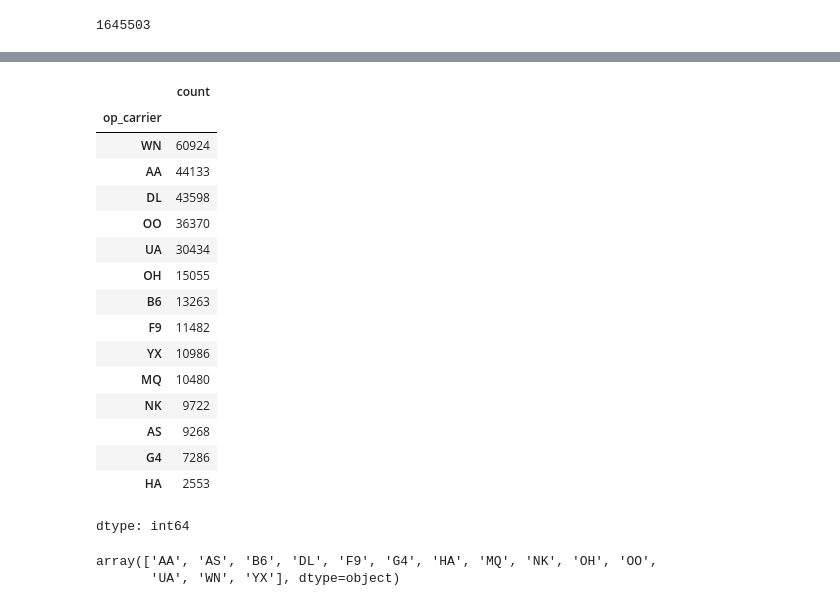
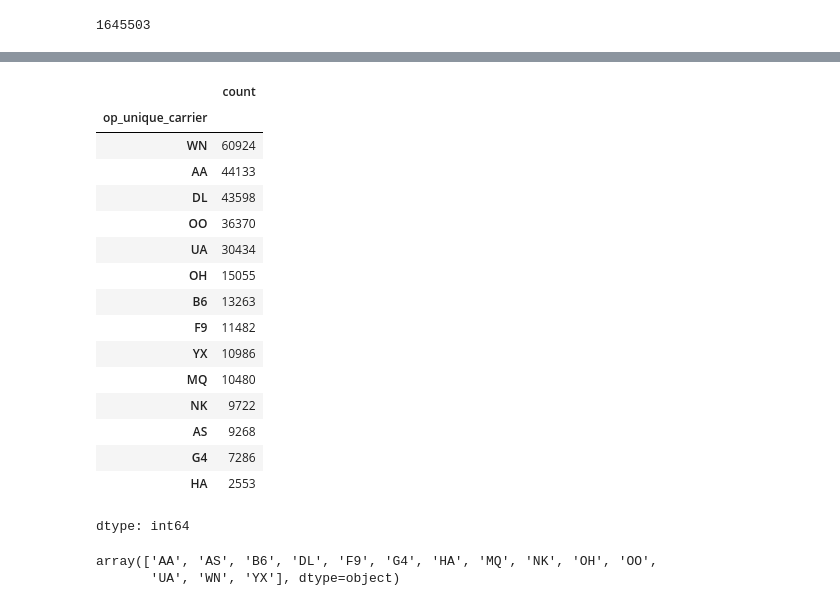
Before and after one commit to Sidhartht1607/flight-delay-risk-system, a Jupyter notebook: flight_data_set.ipynb, the cells around one changed output, grey strips where cells are left out. Saved outputs shown, nothing was run; the diff lists cells and outputs as text; code cells hidden in the pictures.

```diff
--- a/flight_data_set.ipynb
+++ b/flight_data_set.ipynb
@@ -422,9 +493,9 @@ df_operation=df[(df['cancelled']!=1)& (df['diverted']!=1)]
 # %%
-op_del=df_operation[df_operation['dep_del15']==1].op_carrier.value_counts()
+op_del=df_operation[df_operation['dep_del15']==1].op_unique_carrier.value_counts()
 op_del
 # %% [output]
 |  | count |
-| op_carrier |  |
+| op_unique_carrier |  |
 | WN | 60924 |
 | AA | 44133 |
 | DL | 43598 |
```
Also changed, not shown: parts of 64 cells of this notebook.
